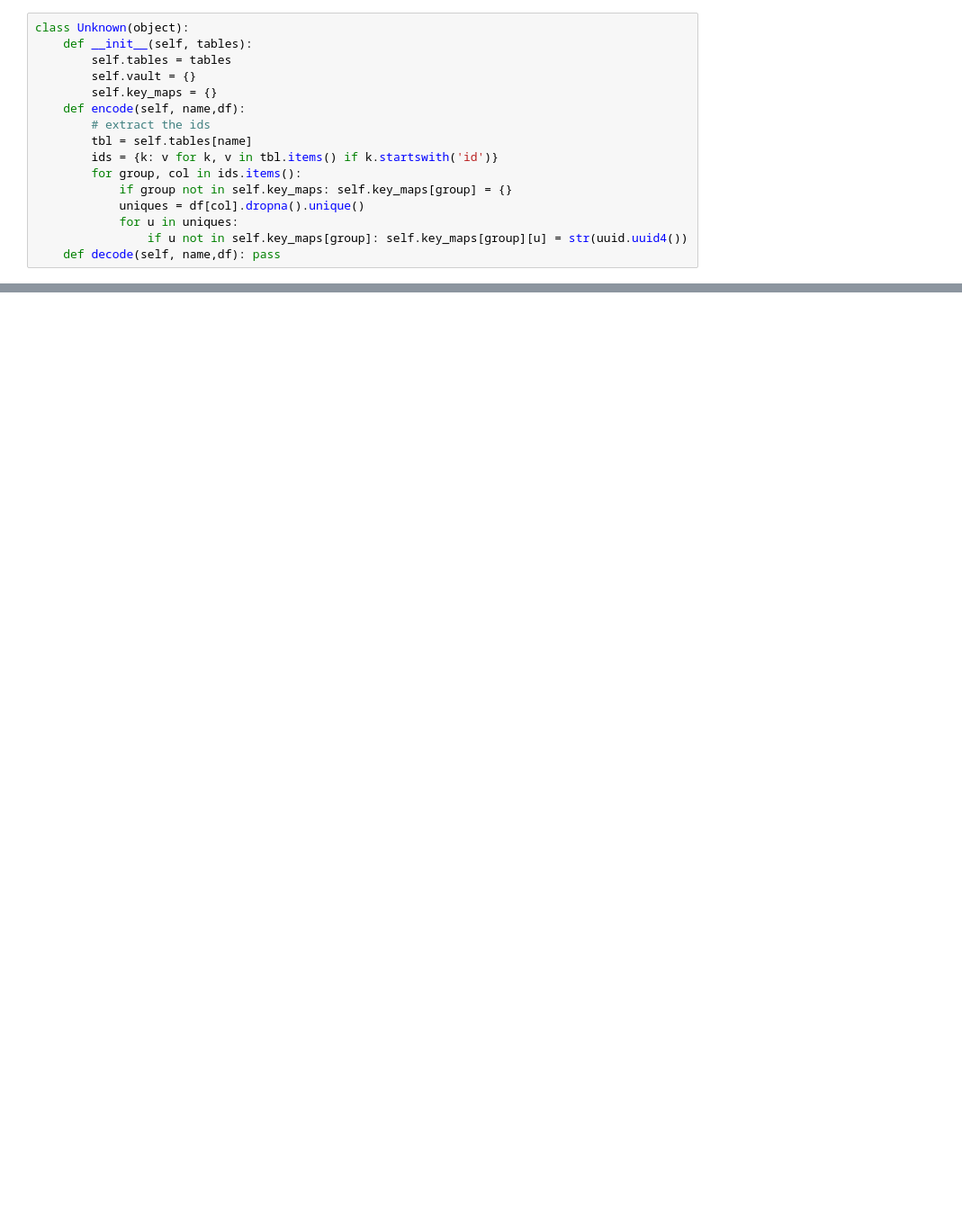
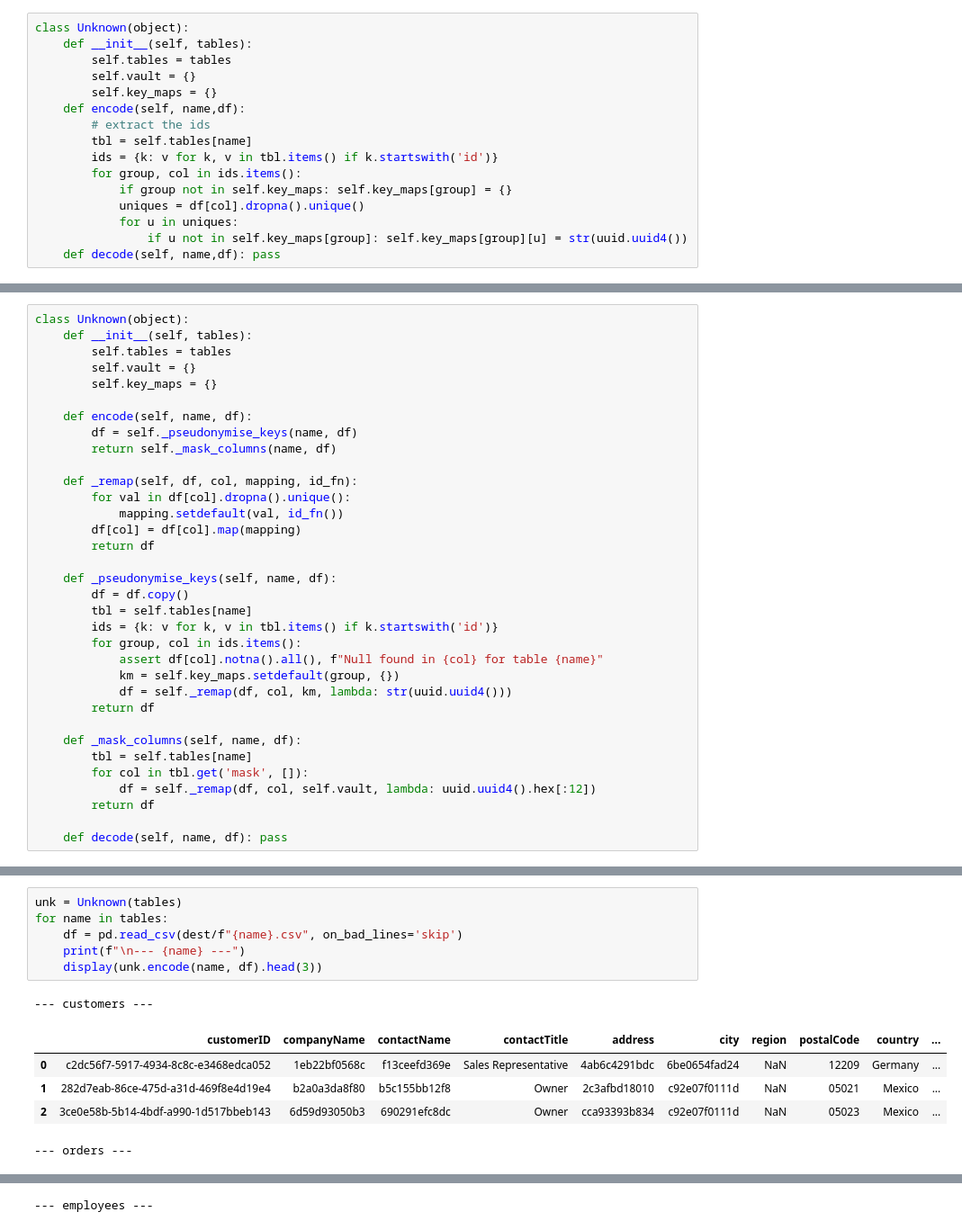
Before and after one commit to giordafrancis/cloakdf, a Jupyter notebook: nbs/00_core.ipynb, the cells around one changed output, grey strips where cells are left out. Shown at 90% size. Cells and saved outputs as stored; diff of their text form; blank space fills up the shorter version.

```diff
--- a/nbs/00_core.ipynb
+++ b/nbs/00_core.ipynb
@@ -536,0 +407,34 @@ Go ahead and refactor — move your existing key logic into `_pseudonymise_keys`
+# %%
+class Unknown(object):
+    def __init__(self, tables):
+        self.tables = tables
+        self.vault = {}
+        self.key_maps = {}
+
+    def encode(self, name, df):
+        df = self._pseudonymise_keys(name, df)
+        return self._mask_columns(name, df)
+
+    def _remap(self, df, col, mapping, id_fn):
+        for val in df[col].dropna().unique():
+            mapping.setdefault(val, id_fn())
+        df[col] = df[col].map(mapping)
+        return df
+
+    def _pseudonymise_keys(self, name, df):
+        df = df.copy()
+        tbl = self.tables[name]
+        ids = {k: v for k, v in tbl.items() if k.startswith('id')}
+        for group, col in ids.items():
+            assert df[col].notna().all(), f"Null found in {col} for table {name}"
+            km = self.key_maps.setdefault(group, {})
+            df = self._remap(df, col, km, lambda: str(uuid.uuid4()))
+        return df
+
+    def _mask_columns(self, name, df):
+        tbl = self.tables[name]
+        for col in tbl.get('mask', []):
+            df = self._remap(df, col, self.vault, lambda: uuid.uuid4().hex[:12])
+        return df
+
+    def decode(self, name, df): pass
@@ -536,0 +461,13 @@ Go ahead and refactor — move your existing key logic into `_pseudonymise_keys`
+# %%
+unk = Unknown(tables)
+for name in tables:
+    df = pd.read_csv(dest/f"{name}.csv", on_bad_lines='skip')
+    print(f"\n--- {name} ---")
+    display(unk.encode(name, df).head(3))
+# %% [output]
+--- customers ---
+|  | customerID | companyName | contactName | contactTitle | address | city | region | postalCode | country | ... |
+| 0 | c2dc56f7-5917-4934-8c8c-e3468edca052 | 1eb22bf0568c | f13ceefd369e | Sales Representative | 4ab6c4291bdc | 6be0654fad24 | NaN | 12209 | Germany | ... |
+| 1 | 282d7eab-86ce-475d-a31d-469f8e4d19e4 | b2a0a3da8f80 | b5c155bb12f8 | Owner | 2c3afbd18010 | c92e07f0111d | NaN | 05021 | Mexico | ... |
+| 2 | 3ce0e58b-5b14-4bdf-a990-1d517bbeb143 | 6d59d93050b3 | 690291efc8dc | Owner | cca93393b834 | c92e07f0111d | NaN | 05023 | Mexico | ... |
+--- orders ---
@@ -536,0 +478 @@ Go ahead and refactor — move your existing key logic into `_pseudonymise_keys`
+--- employees ---
```
Also changed, not shown: parts of 61 cells of this notebook, 2 other files.
